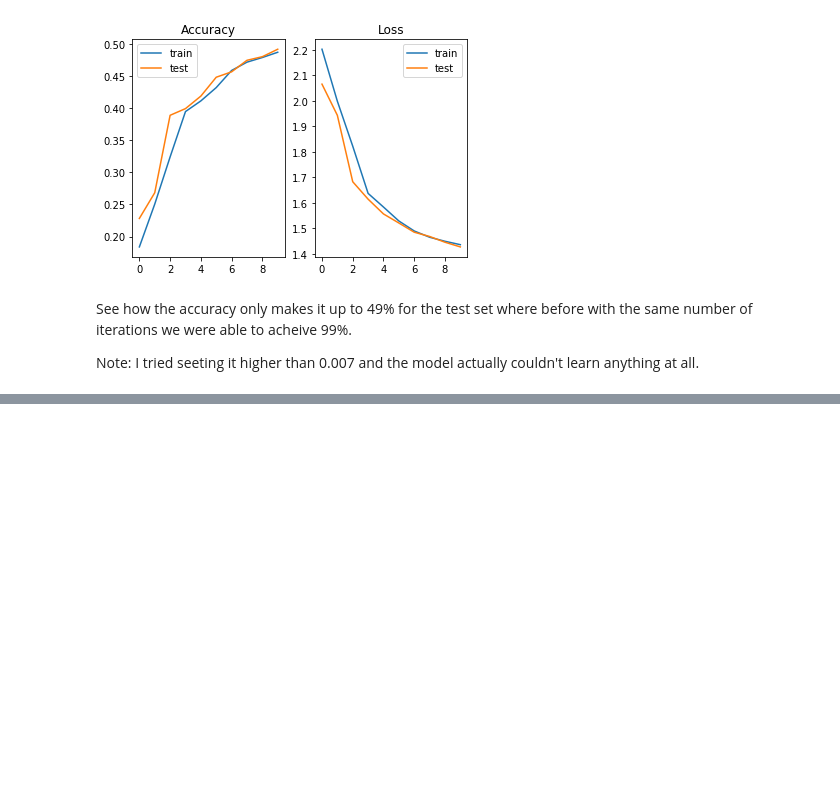
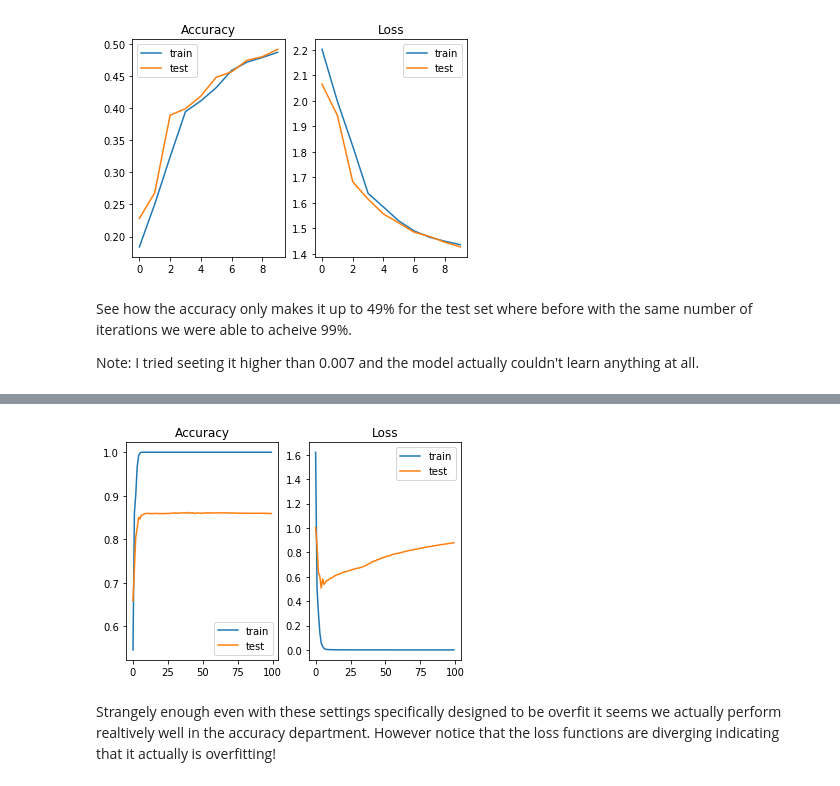
Before and after one commit to df424/drexel_INFO-T780, a Jupyter notebook: learning/second_dataset.ipynb, the cells around one changed output, grey strips where cells are left out. Drawn from its saved outputs; the diff is of its cells as text; code cells hidden in the pictures; blank space fills up the shorter version.

Commit message:
Finished up with the overfitting part of the homework.

```diff
--- a/learning/second_dataset.ipynb
+++ b/learning/second_dataset.ipynb
@@ -176,0 +183,17 @@ Epoch 10/10
+# %%
+# Set the model up and include a bias regularizer in the hidden layer.
+model = keras.Sequential([
+    keras.layers.Flatten(input_shape=(28, 28)),
+    keras.layers.Dense(300, activation=tf.nn.relu),
+    keras.layers.Dense(300, activation=tf.nn.relu),
+    keras.layers.Dense(300, activation=tf.nn.relu),
+    keras.layers.Dense(10, activation=tf.nn.softmax)
+])
+
+# Recompile the model to reset it.
+model.compile(optimizer='adam',
+              loss='sparse_categorical_crossentropy',
+              metrics=['accuracy'])
+
+# Train the old model using the new data set.
+history = model.fit(X_t[:500], Y_t[:500], epochs=100, validation_data=(X_v, Y_v))
@@ -176,0 +218,7 @@ Epoch 10/10
+# %%
+# Plot the results.
+plotHistory(history)
+# %% [output]
+[figure, added]
+# %% [markdown]
+<p>Strangely enough even with these settings specifically designed to be overfit it seems we actually perform realtively well in the accuracy department.  However notice that the loss functions are diverging indicating that it actually is overfitting!</p>
```
Also changed, not shown: parts of 2 cells of this notebook.
